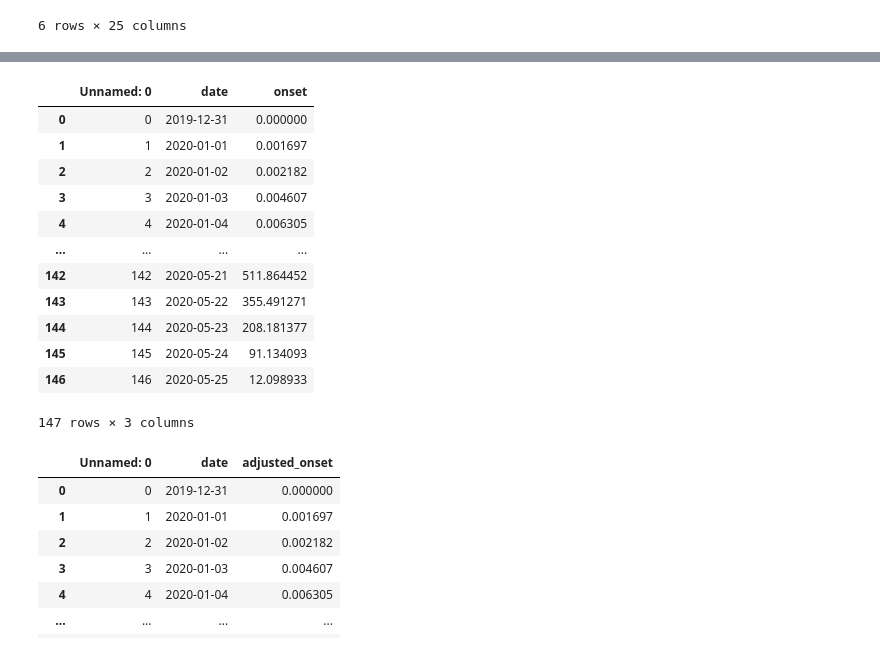
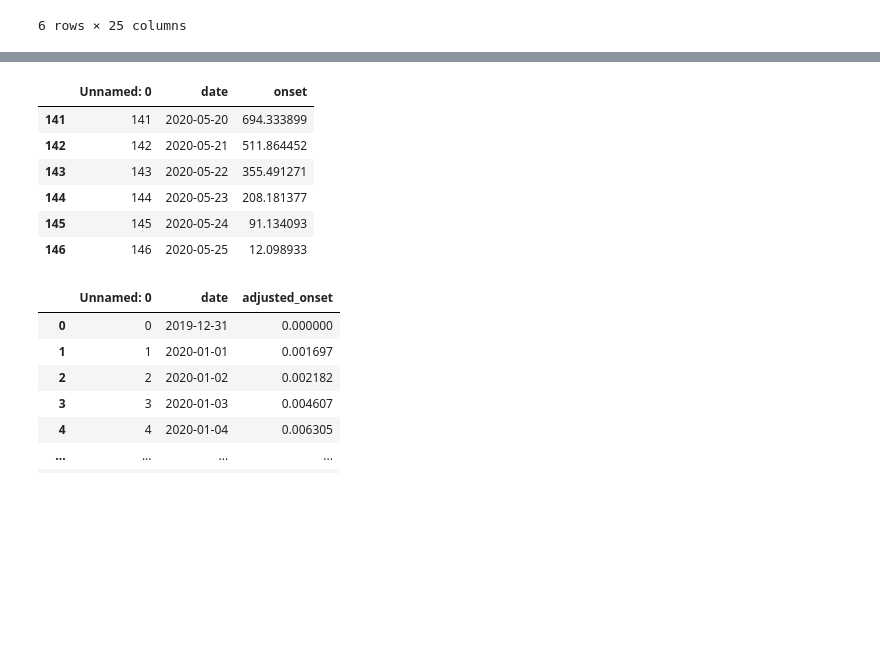
Before and after one commit to Emaasit/meetups, a Jupyter notebook: 2020_05_27_Deploy_PML_Streamlit/notebooks/01-modeling.ipynb, the cells around one changed output, grey strips where cells are left out. Cells and saved outputs as stored; diff of their text form; code cells hidden in the pictures; blank space fills up the shorter version.

```diff
--- a/2020_05_27_Deploy_PML_Streamlit/notebooks/01-modeling.ipynb
+++ b/2020_05_27_Deploy_PML_Streamlit/notebooks/01-modeling.ipynb
@@ -109,20 +172,14 @@ Name: positive, dtype: float64
 # %%
 onset = pd.read_csv('data/onset.csv', parse_dates=['date'])
-onset
+onset.tail(n=6)
 # %% [output]
 |  | Unnamed: 0 | date | onset |
-| 0 | 0 | 2019-12-31 | 0.000000 |
-| 1 | 1 | 2020-01-01 | 0.001697 |
-| 2 | 2 | 2020-01-02 | 0.002182 |
-| 3 | 3 | 2020-01-03 | 0.004607 |
-| 4 | 4 | 2020-01-04 | 0.006305 |
-| ... | ... | ... | ... |
+| 141 | 141 | 2020-05-20 | 694.333899 |
 | 142 | 142 | 2020-05-21 | 511.864452 |
 | 143 | 143 | 2020-05-22 | 355.491271 |
 | 144 | 144 | 2020-05-23 | 208.181377 |
 | 145 | 145 | 2020-05-24 | 91.134093 |
 | 146 | 146 | 2020-05-25 | 12.098933 |
-147 rows × 3 columns
 # %%
 adjusted = pd.read_csv('data/adjusted_onset.csv', parse_dates=['date'])
 adjusted
```
Also changed, not shown: parts of 29 cells of this notebook, 6 other files.
